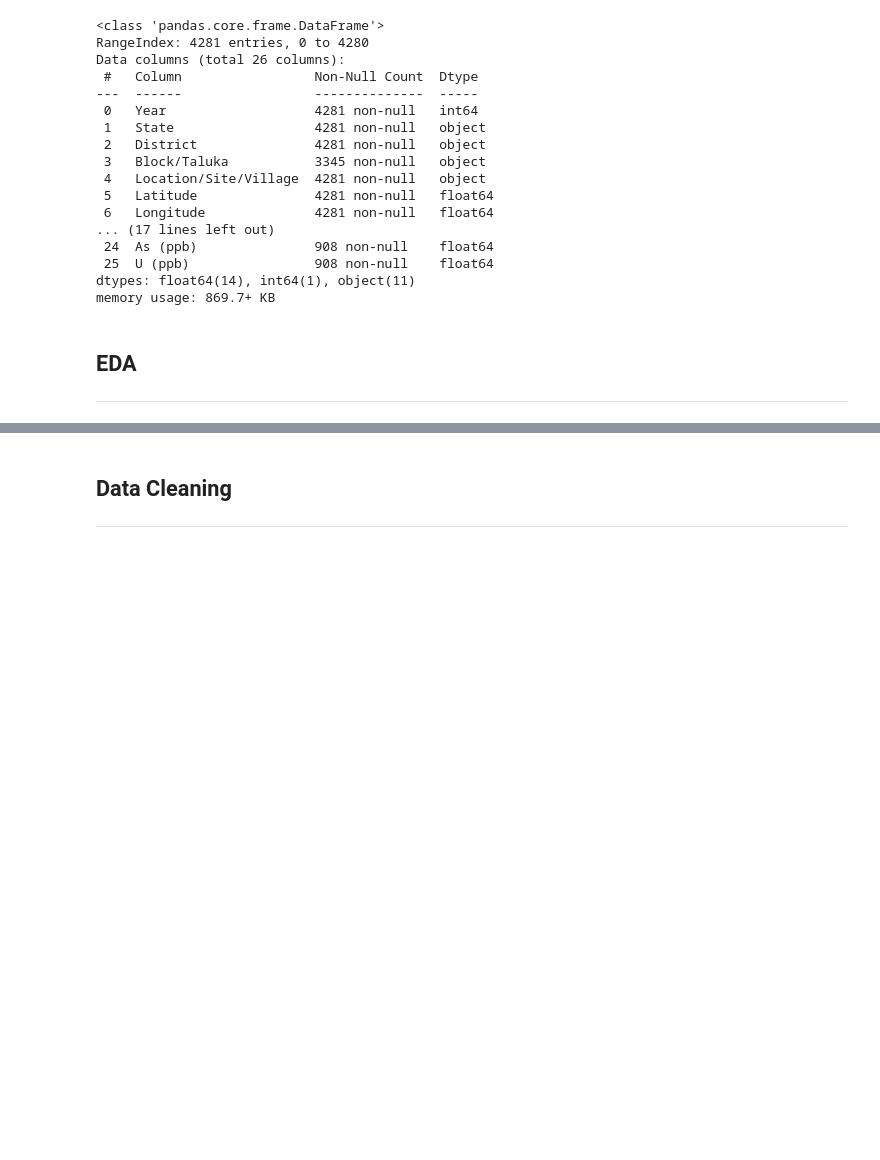
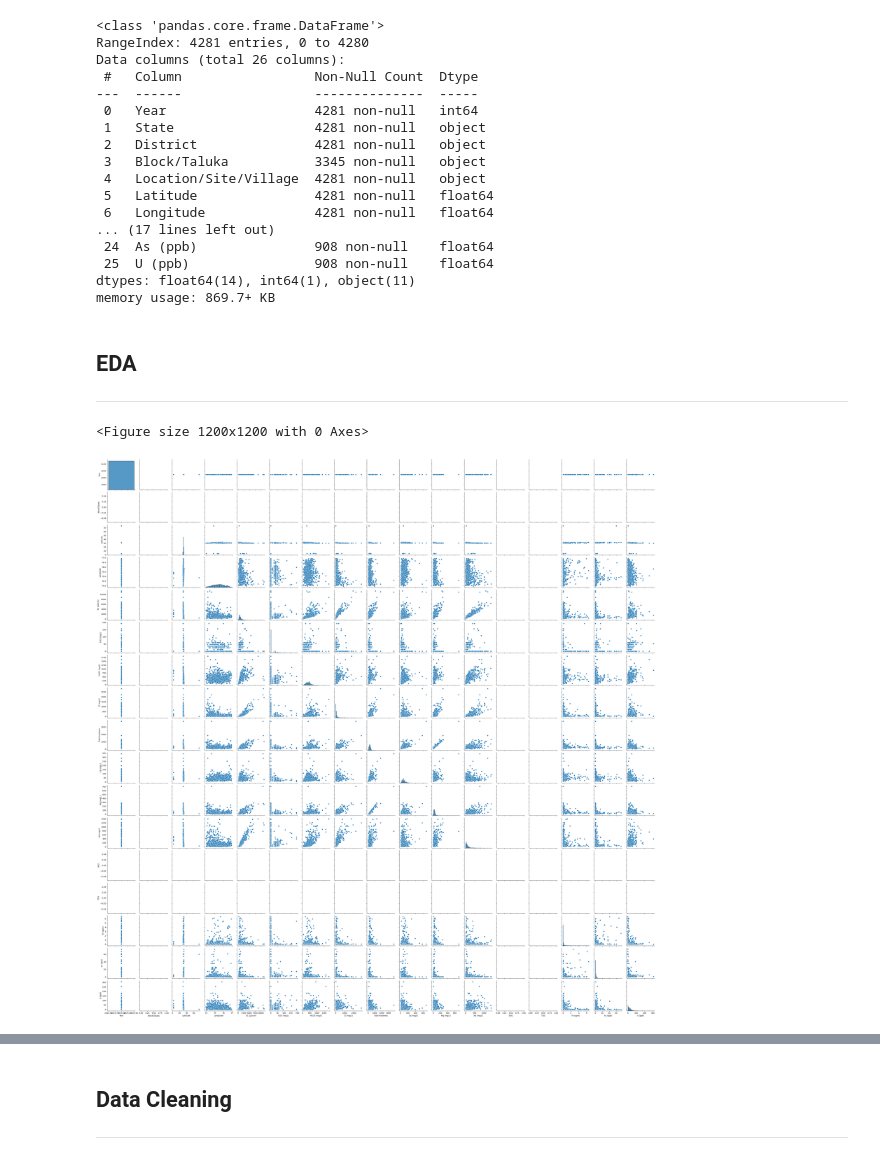
Before and after one commit to ikabrain/uranium-punjab-analysis, a Jupyter notebook: micro-study-2/relation.ipynb, the cells around one changed output, grey strips where cells are left out. Saved outputs shown, nothing was run; the diff lists cells and outputs as text; code cells hidden in the pictures; blank space fills up the shorter version.

```diff
--- a/micro-study-2/relation.ipynb
+++ b/micro-study-2/relation.ipynb
@@ -42,3 +42,10 @@ memory usage: 869.7+ KB
 # %% [markdown]
 ## EDA
 ---
+# %%
+plt.figure(figsize=(12, 12))
+sns.pairplot(df[df["Year"]==2023]) # Only using 2023 as it's the only year with Uranium conc
+plt.show()
+# %% [output]
+<Figure size 1200x1200 with 0 Axes>
+[figure, added]
```
Also changed, not shown: parts of 5 cells of this notebook.
